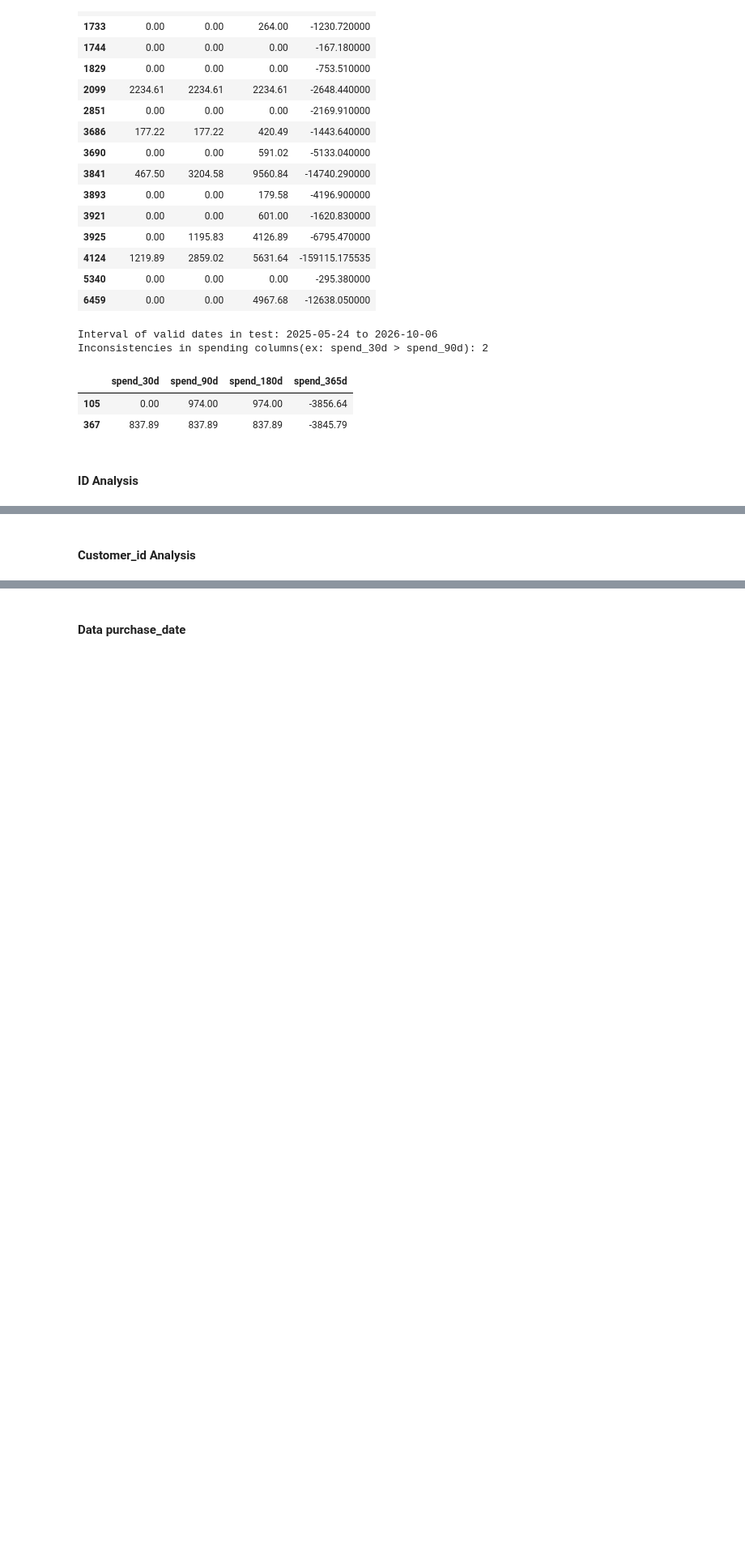
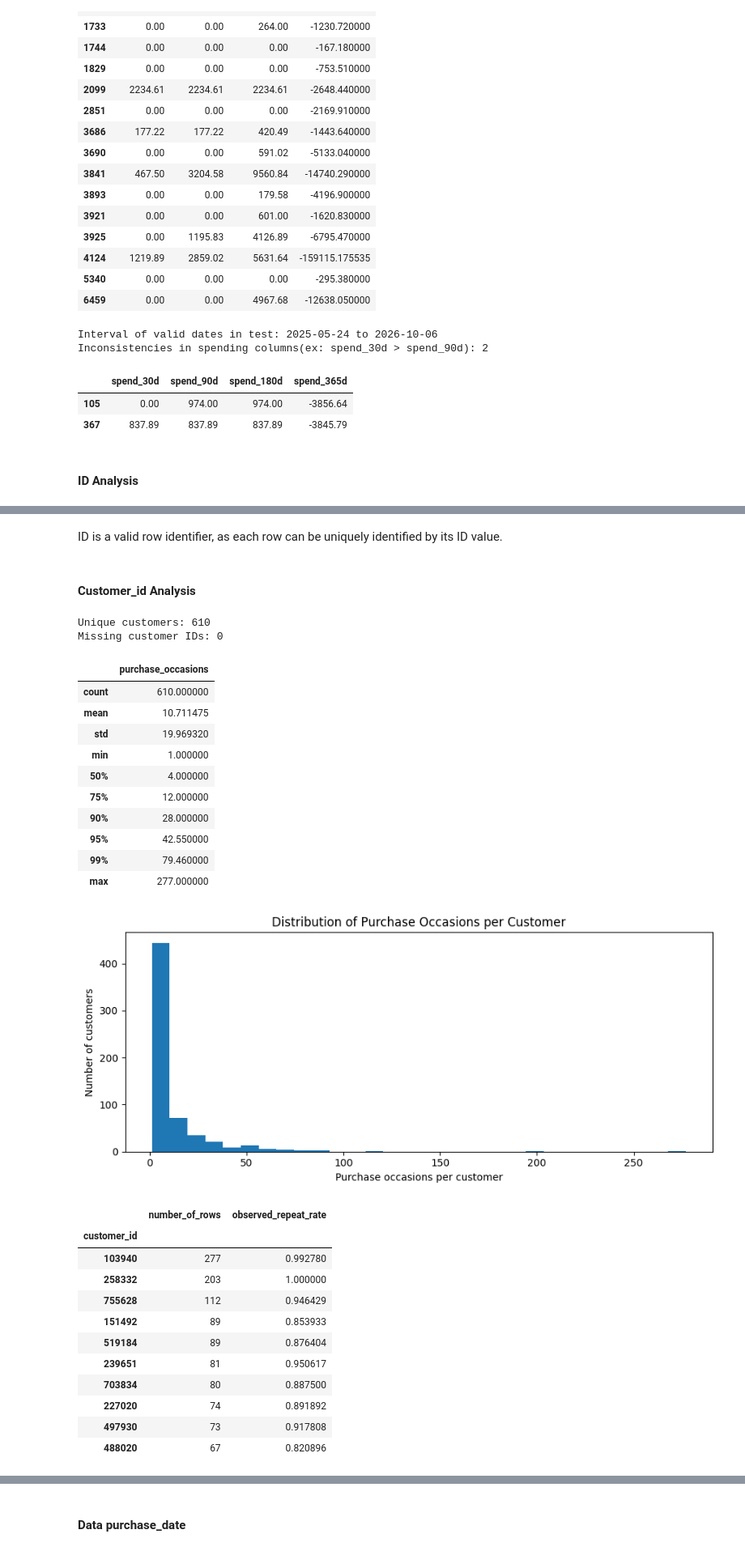
Before and after one commit to luisrafaelsoeiro/ETAI_Project, a Jupyter notebook: exploration.ipynb, the cells around one changed output, grey strips where cells are left out. Shown at 81% size. Drawn from its saved outputs; the diff is of its cells as text; code cells hidden in the pictures; blank space fills up the shorter version.

```diff
--- a/exploration.ipynb
+++ b/exploration.ipynb
@@ -557,2 +578,66 @@ Inconsistencies in spending columns(ex: spend_30d > spend_90d): 2
+# %% [markdown]
+ID is a valid row identifier, as each row can be uniquely identified by its ID value.
 # %% [markdown]
 #### Customer_id Analysis
+# %%
+if "customer_id" in train.columns:
+
+    print("Unique customers:", train["customer_id"].nunique())
+    print("Missing customer IDs:", train["customer_id"].isna().sum())
+
+    purchases_per_customer = train["customer_id"].value_counts()
+
+    display(purchases_per_customer.describe(
+            percentiles=[0.50, 0.75, 0.90, 0.95, 0.99]
+        ).to_frame("purchase_occasions"))
+
+    plt.figure(figsize=(9, 4))
+    plt.hist(purchases_per_customer, bins=30)
+    plt.title("Distribution of Purchase Occasions per Customer")
+    plt.xlabel("Purchase occasions per customer")
+    plt.ylabel("Number of customers")
+    plt.tight_layout()
+    plt.show()
+
+    if "repeat_purchase_90d" in train.columns:
+
+        customer_summary = (
+            train.groupby("customer_id", dropna=False)
+            .agg(
+                number_of_rows=("repeat_purchase_90d", "size"),
+                observed_repeat_rate=("repeat_purchase_90d", "mean")
+            )
+            .sort_values("number_of_rows", ascending=False)
+        )
+
+        display(customer_summary.head(10))
+
+else:
+    print("customer_id column not found.")
+# %% [output]
+Unique customers: 610
+Missing customer IDs: 0
+|  | purchase_occasions |
+| count | 610.000000 |
+| mean | 10.711475 |
+| std | 19.969320 |
+| min | 1.000000 |
+| 50% | 4.000000 |
+| 75% | 12.000000 |
+| 90% | 28.000000 |
+| 95% | 42.550000 |
+| 99% | 79.460000 |
+| max | 277.000000 |
+[figure, added]
+|  | number_of_rows | observed_repeat_rate |
+| customer_id |  |  |
+| 103940 | 277 | 0.992780 |
+| 258332 | 203 | 1.000000 |
+| 755628 | 112 | 0.946429 |
+| 151492 | 89 | 0.853933 |
+| 519184 | 89 | 0.876404 |
+| 239651 | 81 | 0.950617 |
+| 703834 | 80 | 0.887500 |
+| 227020 | 74 | 0.891892 |
+| 497930 | 73 | 0.917808 |
+| 488020 | 67 | 0.820896 |
```
Also changed, not shown: parts of 48 cells of this notebook.
